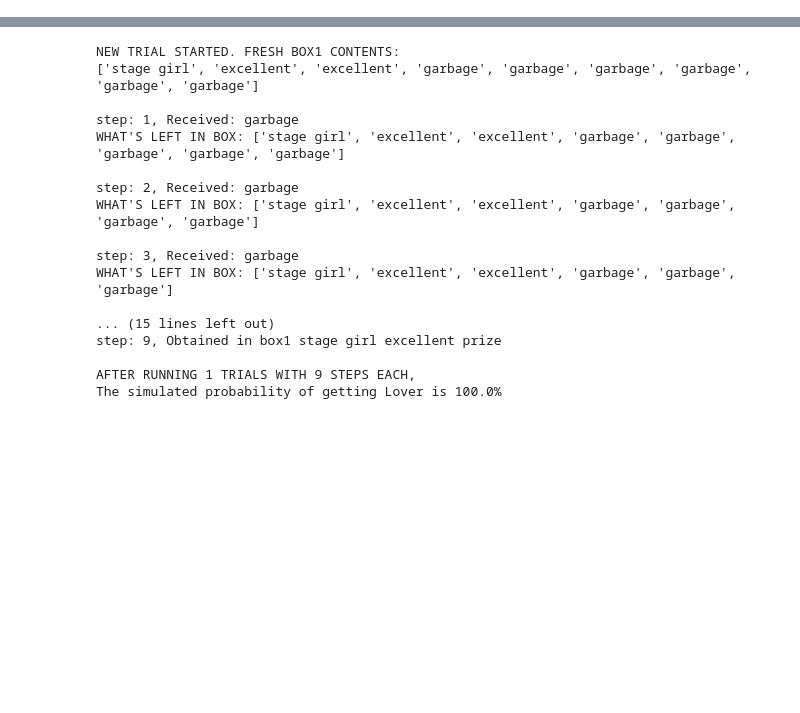
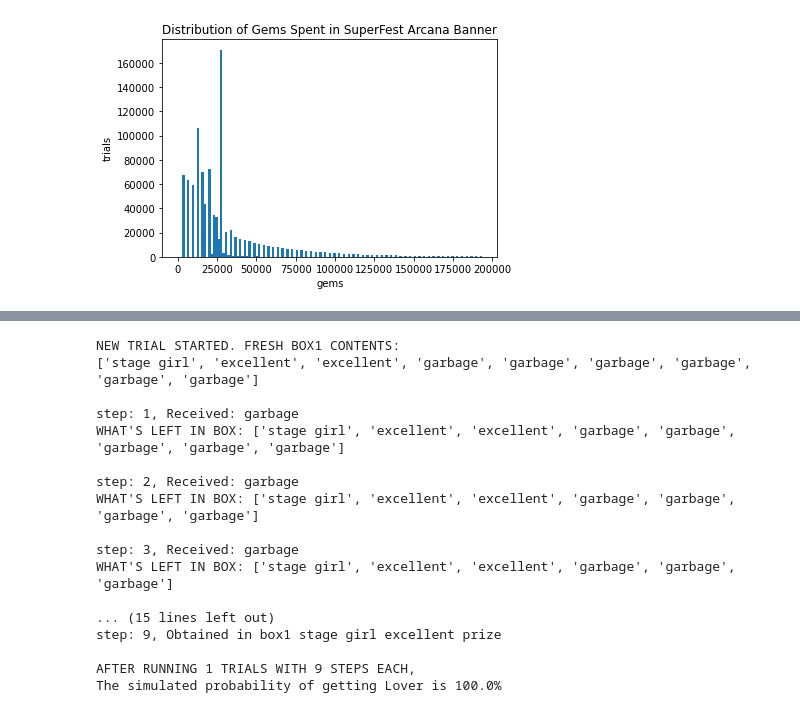
Before and after one commit to chinglamyung/SpotlightGachaSimulator, a Jupyter notebook: Spotlight Gacha Simulator.ipynb, the cells around one changed output, grey strips where cells are left out. Drawn from its saved outputs; the diff is of its cells as text; code cells hidden in the pictures; blank space fills up the shorter version.

```diff
--- a/Spotlight Gacha Simulator.ipynb
+++ b/Spotlight Gacha Simulator.ipynb
@@ -616,0 +660,13 @@ plt.show()
+# %%
+cost_buckets = list()
+for i in range(130):
+    cost_buckets.append(i*1500)
+
+fig,ax = plt.subplots(1,1)
+ax.hist(arcana_histo, cost_buckets)
+ax.set_title("Distribution of Gems Spent in SuperFest Arcana Banner")
+ax.set_xlabel('gems')
+ax.set_ylabel('trials')
+plt.show()
+# %% [output]
+[figure, added]
```
Also changed, not shown: parts of 8 cells of this notebook.
